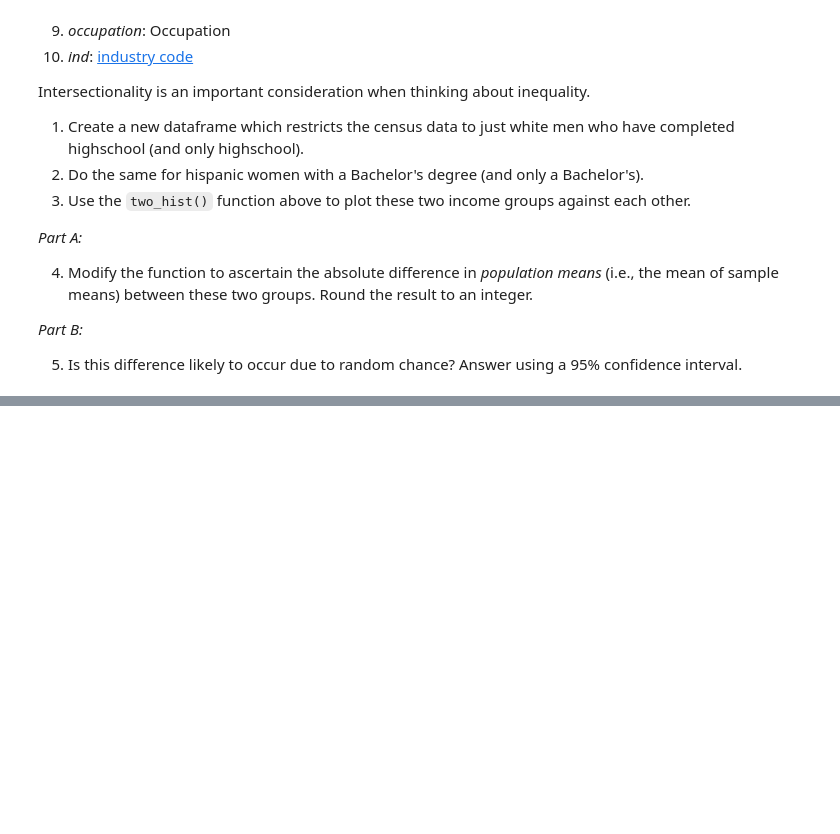
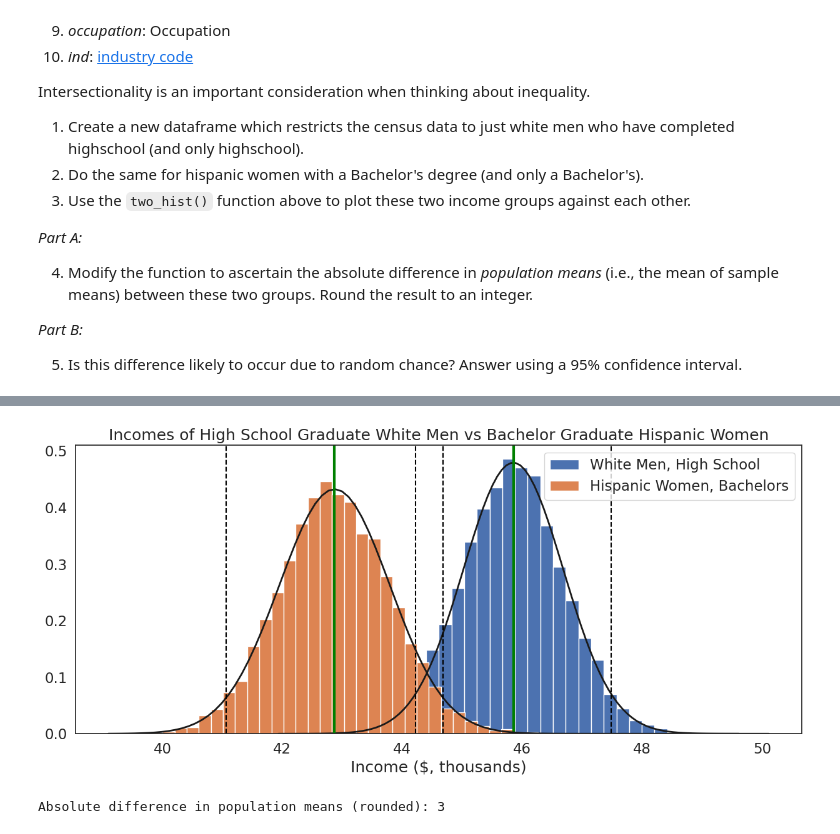
Before and after one commit to yannisyeung/QM2, a Jupyter notebook: notebooks/W5_Distributions_and_Basic_Statistics.ipynb, the cells around one changed output, grey strips where cells are left out. Drawn from its saved outputs; the diff is of its cells as text; code cells hidden in the pictures; blank space fills up the shorter version.

```diff
--- a/notebooks/W5_Distributions_and_Basic_Statistics.ipynb
+++ b/notebooks/W5_Distributions_and_Basic_Statistics.ipynb
@@ -703,0 +544,22 @@ The difference is statistically significant, and it's unlikely to occur due to r
+# %%
+
+whitemen_highschool = df[(df['sex'] == 1) & (df['race'] == 1) & (df['sch'] == 12)]['income']
+
+
+hispanicwomen_bach = df[(df['sex'] == 2) & (df['race'] == 3) & (df['sch'] == 16)]['income']
+
+two_hist([whitemen_highschool, hispanicwomen_bach], ['White Men, High School', 'Hispanic Women, Bachelors'],'Income ($, thousands)', 'Incomes of High School Graduate White Men vs Bachelor Graduate Hispanic Women')
+# %% [output]
+[figure, added]
+# %%
+# Part A Calculate means
+mean_whitemen_highschool = whitemen_highschool.mean()
+mean_hispanicwomen_bach = hispanicwomen_bach.mean()
+
+# Calculate absolute difference
+abs_diff_means = abs(mean_whitemen_highschool - mean_hispanicwomen_bach)
+abs_diff_means_rounded = round(abs_diff_means)
+
+print(f"Absolute difference in population means (rounded): {abs_diff_means_rounded}")
+# %% [output]
+Absolute difference in population means (rounded): 3
```
Also changed, not shown: parts of 7 cells of this notebook.
